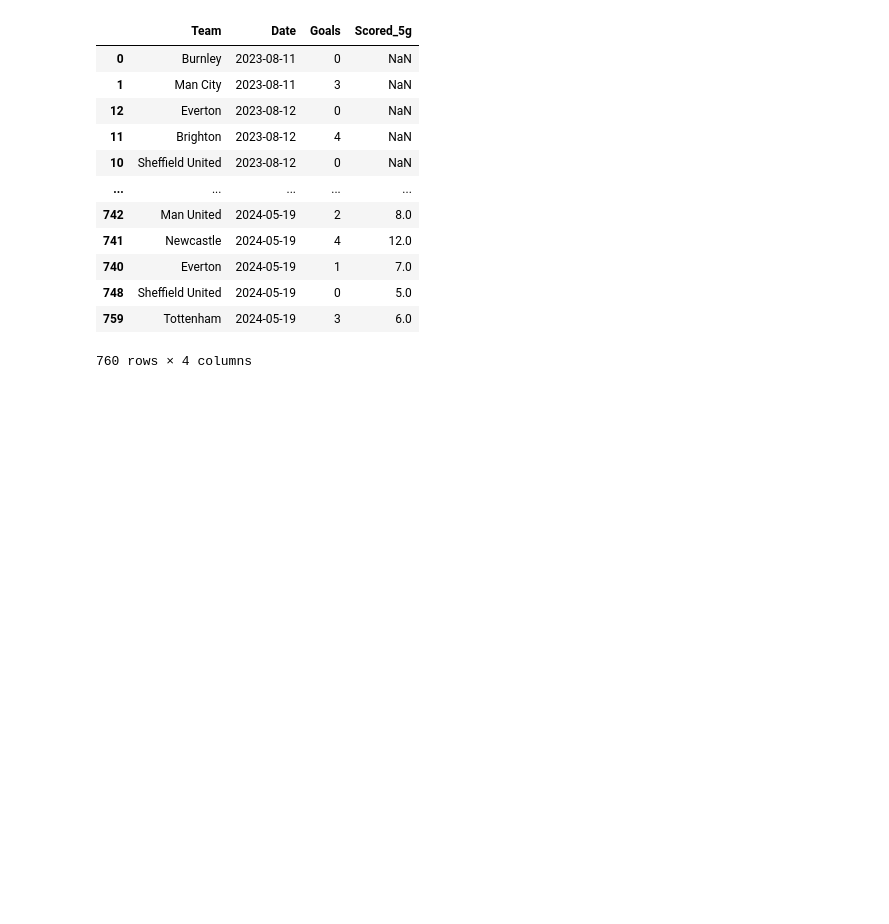
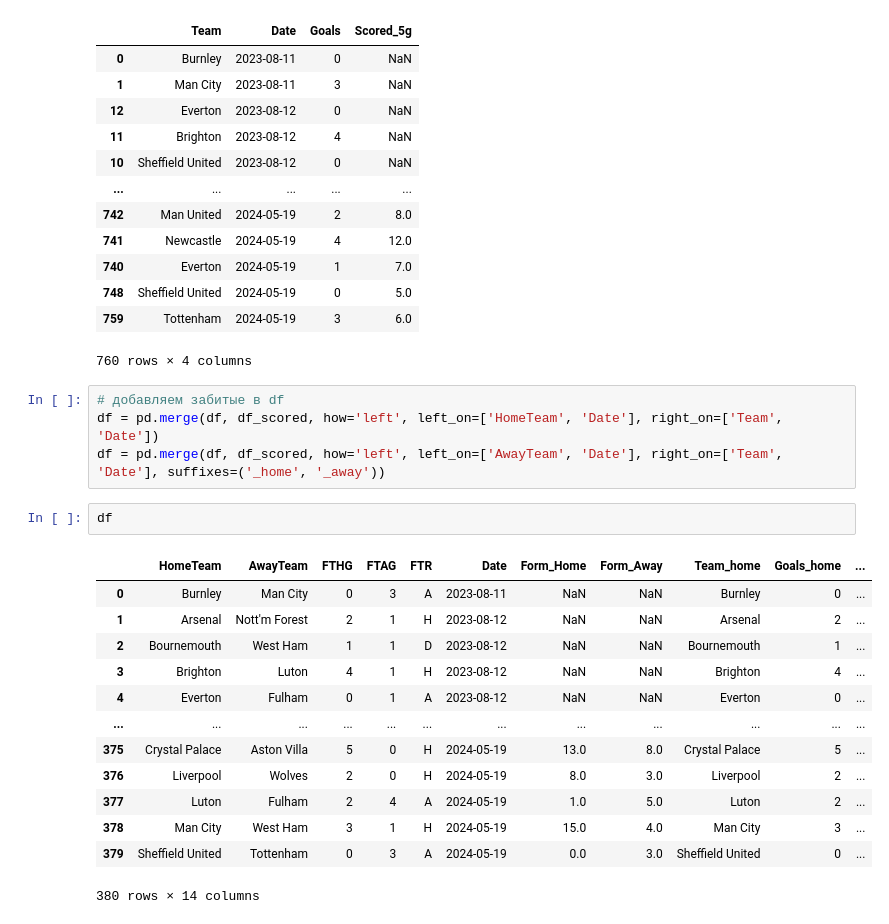
Before and after one commit to rriizz2k/EPL-Match-Predictor, a Jupyter notebook: PL_prediction.ipynb, the cells around one changed output. Saved outputs shown, nothing was run; the diff lists cells and outputs as text; blank space fills up the shorter version.

Commit message:
scored param merged with main df

```diff
--- a/PL_prediction.ipynb
+++ b/PL_prediction.ipynb
@@ -392,3 +392,23 @@ df_scored
 | 748 | Sheffield United | 2024-05-19 | 0 | 5.0 |
 | 759 | Tottenham | 2024-05-19 | 3 | 6.0 |
 760 rows × 4 columns
+# %%
+# добавляем забитые в df
+df = pd.merge(df, df_scored, how='left', left_on=['HomeTeam', 'Date'], right_on=['Team', 'Date'])
+df = pd.merge(df, df_scored, how='left', left_on=['AwayTeam', 'Date'], right_on=['Team', 'Date'], suffixes=('_home', '_away'))
+# %%
+df
+# %% [output]
+|  | HomeTeam | AwayTeam | FTHG | FTAG | FTR | Date | Form_Home | Form_Away | Team_home | Goals_home | ... |
+| 0 | Burnley | Man City | 0 | 3 | A | 2023-08-11 | NaN | NaN | Burnley | 0 | ... |
+| 1 | Arsenal | Nott'm Forest | 2 | 1 | H | 2023-08-12 | NaN | NaN | Arsenal | 2 | ... |
+| 2 | Bournemouth | West Ham | 1 | 1 | D | 2023-08-12 | NaN | NaN | Bournemouth | 1 | ... |
+| 3 | Brighton | Luton | 4 | 1 | H | 2023-08-12 | NaN | NaN | Brighton | 4 | ... |
+| 4 | Everton | Fulham | 0 | 1 | A | 2023-08-12 | NaN | NaN | Everton | 0 | ... |
+| ... | ... | ... | ... | ... | ... | ... | ... | ... | ... | ... | ... |
+| 375 | Crystal Palace | Aston Villa | 5 | 0 | H | 2024-05-19 | 13.0 | 8.0 | Crystal Palace | 5 | ... |
+| 376 | Liverpool | Wolves | 2 | 0 | H | 2024-05-19 | 8.0 | 3.0 | Liverpool | 2 | ... |
+| 377 | Luton | Fulham | 2 | 4 | A | 2024-05-19 | 1.0 | 5.0 | Luton | 2 | ... |
+| 378 | Man City | West Ham | 3 | 1 | H | 2024-05-19 | 15.0 | 4.0 | Man City | 3 | ... |
+| 379 | Sheffield United | Tottenham | 0 | 3 | A | 2024-05-19 | 0.0 | 3.0 | Sheffield United | 0 | ... |
+380 rows × 14 columns
```
